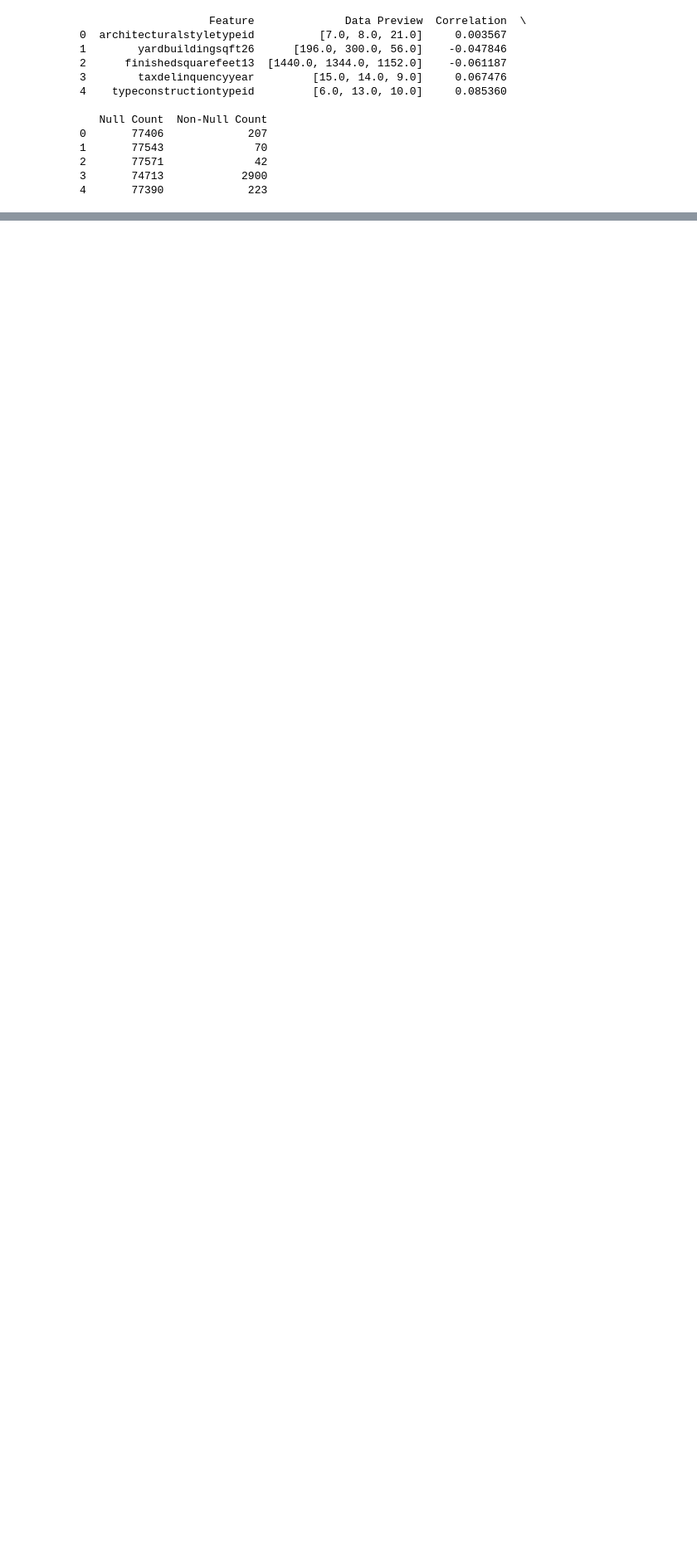
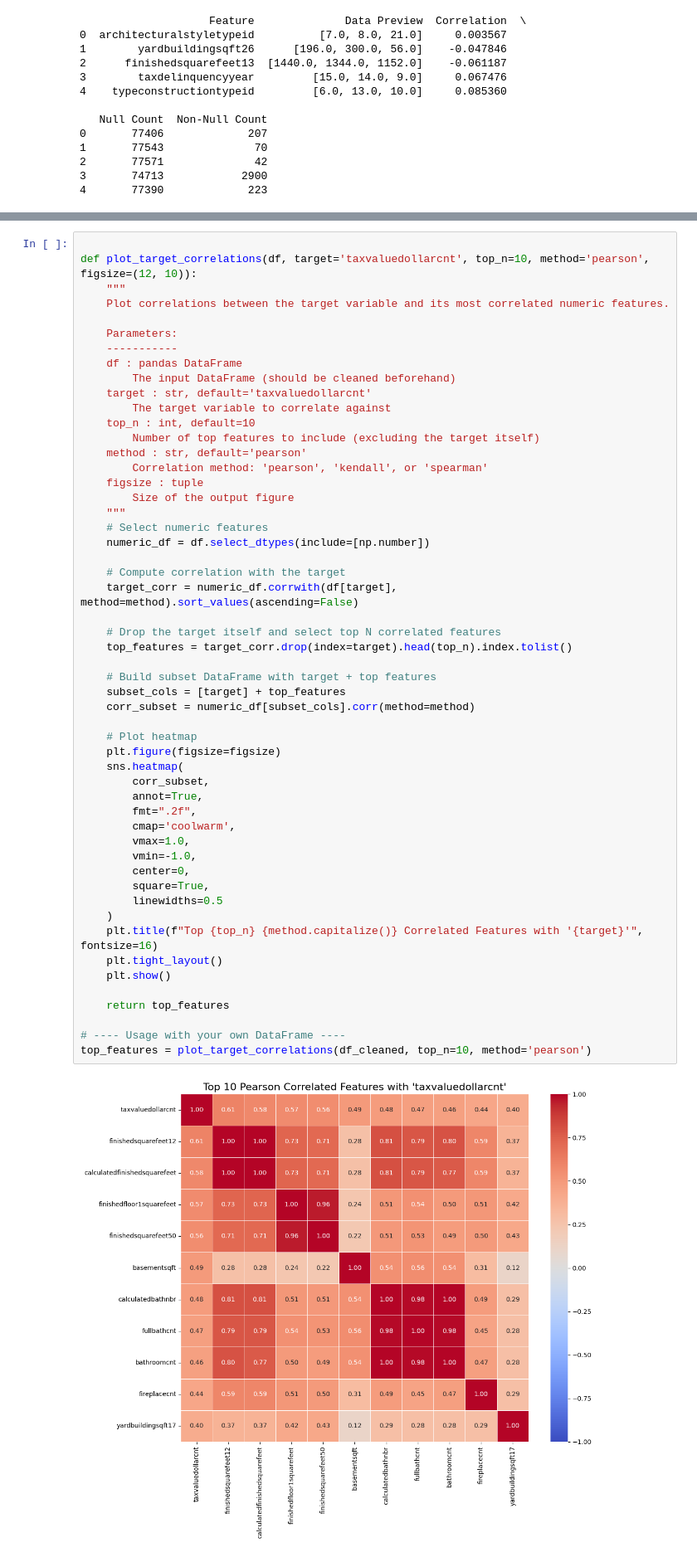
Before and after one commit to ndumay/Module3Assignments2-Final, a Jupyter notebook: Mod3-Milestone1/Milestone_01.ipynb, the cells around one changed output, grey strips where cells are left out. Shown at 83% size. Cells and saved outputs as stored; diff of their text form; blank space fills up the shorter version.

```diff
--- a/Mod3-Milestone1/Milestone_01.ipynb
+++ b/Mod3-Milestone1/Milestone_01.ipynb
@@ -593,0 +595,55 @@ summarize_nulls(df_cleaned, threshold=0.01)
+# %%
+
+def plot_target_correlations(df, target='taxvaluedollarcnt', top_n=10, method='pearson', figsize=(12, 10)):
+    """
+    Plot correlations between the target variable and its most correlated numeric features.
+
+    Parameters:
+    -----------
+    df : pandas DataFrame
+        The input DataFrame (should be cleaned beforehand)
+    target : str, default='taxvaluedollarcnt'
+        The target variable to correlate against
+    top_n : int, default=10
+        Number of top features to include (excluding the target itself)
+    method : str, default='pearson'
+        Correlation method: 'pearson', 'kendall', or 'spearman'
+    figsize : tuple
+        Size of the output figure
+    """
+    # Select numeric features
+    numeric_df = df.select_dtypes(include=[np.number])
+
+    # Compute correlation with the target
+    target_corr = numeric_df.corrwith(df[target], method=method).sort_values(ascending=False)
+
+    # Drop the target itself and select top N correlated features
+    top_features = target_corr.drop(index=target).head(top_n).index.tolist()
+
+    # Build subset DataFrame with target + top features
+    subset_cols = [target] + top_features
+    corr_subset = numeric_df[subset_cols].corr(method=method)
+
+    # Plot heatmap
+    plt.figure(figsize=figsize)
+    sns.heatmap(
+        corr_subset,
+        annot=True,
+        fmt=".2f",
+        cmap='coolwarm',
+        vmax=1.0,
+        vmin=-1.0,
+        center=0,
+        square=True,
+        linewidths=0.5
+    )
+    plt.title(f"Top {top_n} {method.capitalize()} Correlated Features with '{target}'", fontsize=16)
+    plt.tight_layout()
+    plt.show()
+
+    return top_features
+
+# ---- Usage with your own DataFrame ----
+top_features = plot_target_correlations(df_cleaned, top_n=10, method='pearson')
+# %% [output]
+[figure, added]
```
Also changed, not shown: parts of 9 cells of this notebook.
